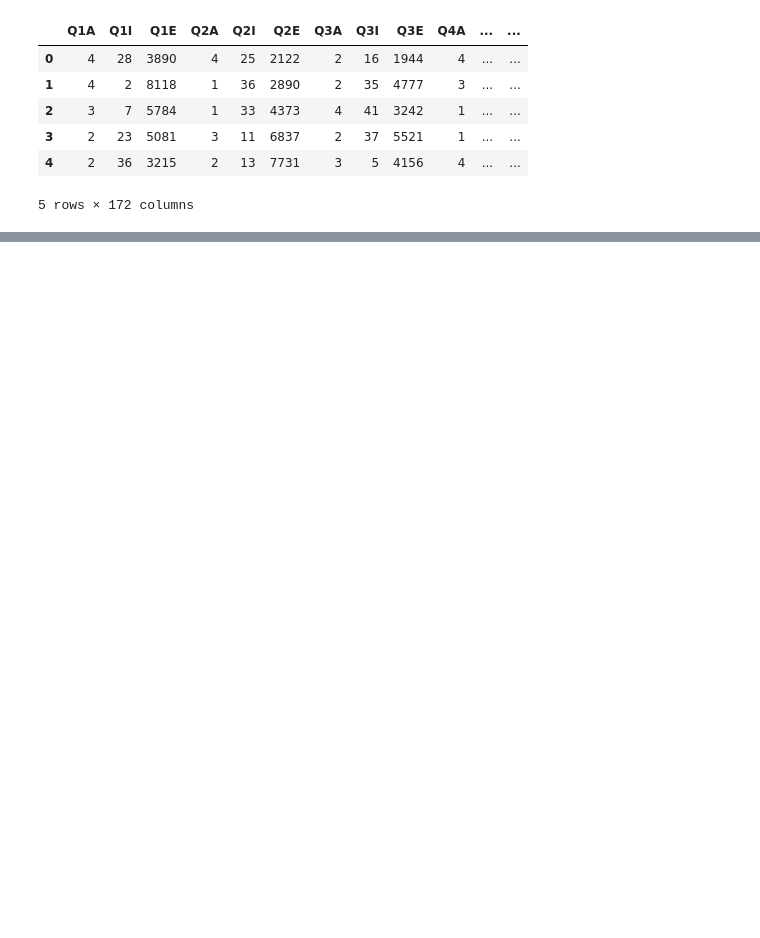
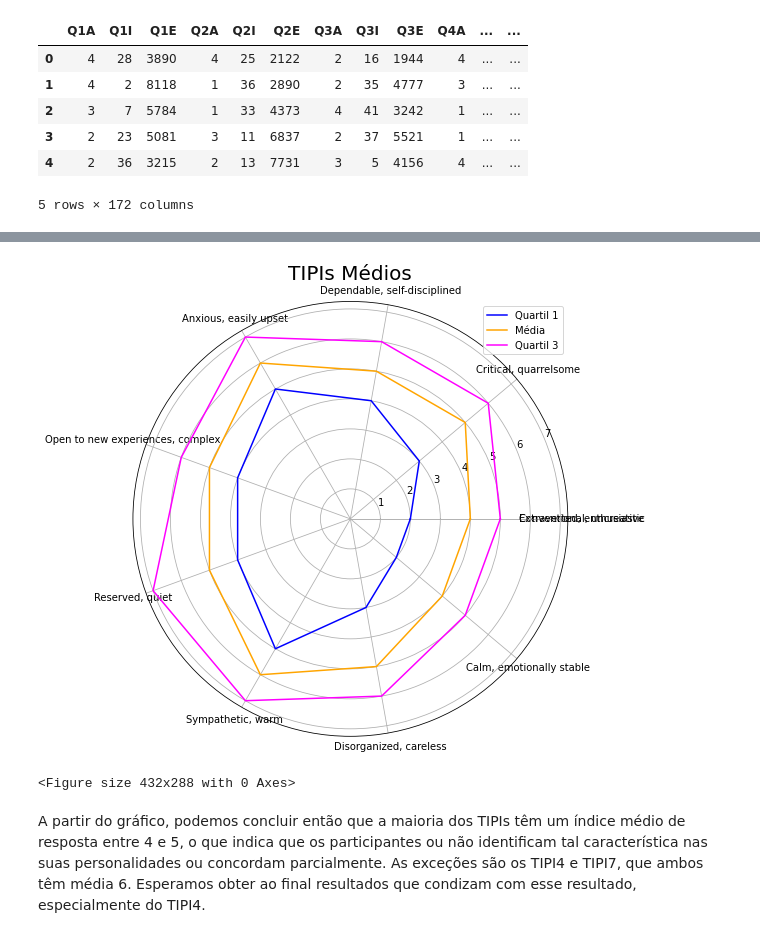
Before and after one commit to arieltl/proj2_cdados, a Jupyter notebook: projeto.ipynb, the cells around one changed output, grey strips where cells are left out. Cells and saved outputs as stored; diff of their text form; code cells hidden in the pictures; blank space fills up the shorter version.

```diff
--- a/projeto.ipynb
+++ b/projeto.ipynb
@@ -3,6 +106,6 @@ import pandas as pd
 # %%
-data = pd.read_csv("data.csv",sep='\t')
-data.head()
+raw_data = pd.read_csv("data.csv",sep='\t')
+raw_data.head()
 # %% [output]
 |  | Q1A | Q1I | Q1E | Q2A | Q2I | Q2E | Q3A | Q3I | Q3E | Q4A | ... | ... |
 | 0 | 4 | 28 | 3890 | 4 | 25 | 2122 | 2 | 16 | 1944 | 4 | ... | ... |
@@ -13,0 +229,36 @@ data.head()
+# %%
+categories = ['Extraverted, enthusiastic','Critical, quarrelsome','Dependable, self-disciplined', 'Anxious, easily upset', 'Open to new experiences, complex', 'Reserved, quiet', 'Sympathetic, warm',
+              'Disorganized, careless', 'Calm, emotionally stable', 'Conventional, uncreative']
+
+q1 = [np.quantile(f_data.TIPI1, .25), np.quantile(f_data.TIPI2, .25), np.quantile(f_data.TIPI3, .25), np.quantile(f_data.TIPI4, .25), np.quantile(f_data.TIPI5, .25), np.quantile(f_data.TIPI6, .25),
+      np.quantile(f_data.TIPI7, .25), np.quantile(f_data.TIPI8, .25), np.quantile(f_data.TIPI9, .25), np.quantile(f_data.TIPI10, .25)]
+
+q2 = [np.quantile(f_data.TIPI1, .5), np.quantile(f_data.TIPI2, .5), np.quantile(f_data.TIPI3, .5), np.quantile(f_data.TIPI4, .5), np.quantile(f_data.TIPI5, .5), np.quantile(f_data.TIPI6, .5),
+      np.quantile(f_data.TIPI7, .5), np.quantile(f_data.TIPI8, .5), np.quantile(f_data.TIPI9, .5), np.quantile(f_data.TIPI10, .5)]
+
+q3 = [np.quantile(f_data.TIPI1, .75), np.quantile(f_data.TIPI2, .75), np.quantile(f_data.TIPI3, .75), np.quantile(f_data.TIPI4, .75), np.quantile(f_data.TIPI5, .75), np.quantile(f_data.TIPI6, .75),
+      np.quantile(f_data.TIPI7, .75), np.quantile(f_data.TIPI8, .75), np.quantile(f_data.TIPI9, .75), np.quantile(f_data.TIPI10, .75)]
+# %%
+label_loc = np.linspace(start=0, stop=2 * np.pi, num=10)
+
+plt.figure(figsize=(8, 8))
+plt.subplot(polar=True)
+#for d in range(len(f_data)):
+#    plt.plot(label_loc, [f_data[f'TIPI{i+1}'] for i in range(10)], label='', alpha=0.0003, color='magenta')
+#    '''caso a gente tivesse um pc muito louco e quisesse plottar todos os resultados'''
+
+plt.plot(label_loc, q1, label='Quartil 1', alpha=1, color='blue')
+plt.plot(label_loc, q2, label='Média', alpha=1, color='orange')
+plt.plot(label_loc, q3, label='Quartil 3', alpha=1, color='magenta')
+
+plt.title('TIPIs Médios', size=20)
+lines, labels = plt.thetagrids(np.degrees(label_loc), labels=categories)
+plt.legend()
+
+plt.show()
+plt.savefig('spider.png')
+# %% [output]
+[figure, added]
+<Figure size 432x288 with 0 Axes>
+# %% [markdown]
+A partir do gráfico, podemos concluir então que a maioria dos TIPIs têm um índice médio de resposta entre 4 e 5, o que indica que os participantes ou não identificam tal característica nas suas personalidades ou concordam parcialmente. As exceções são os TIPI4 e TIPI7, que ambos têm média 6. Esperamos obter ao final resultados que condizam com esse resultado, especialmente do TIPI4.
```
Also changed, not shown: parts of 25 cells of this notebook.
